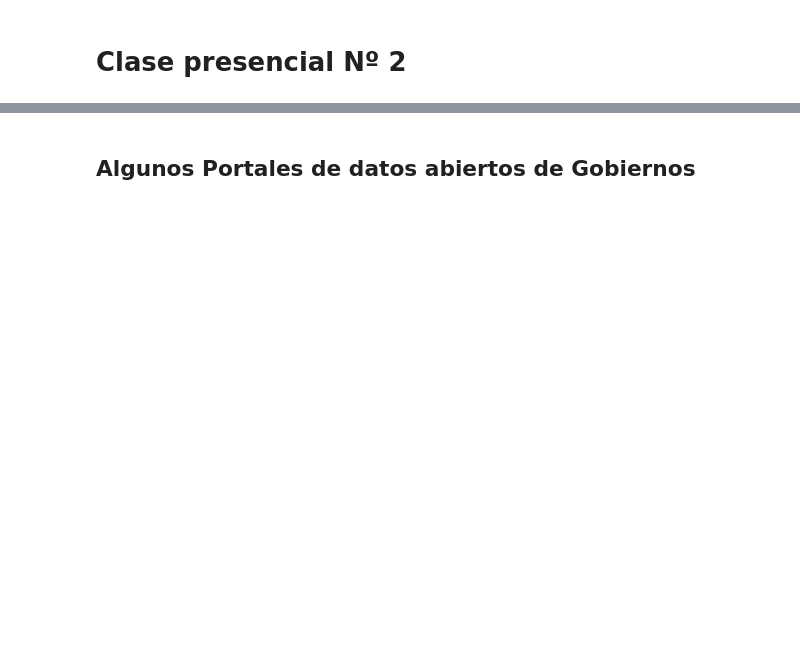
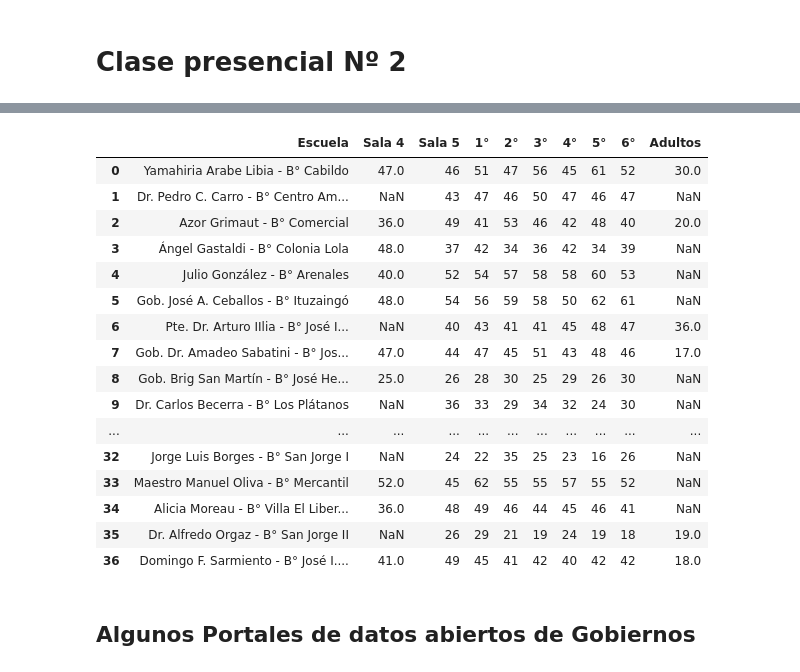
Before and after one commit to mgaitan/analisis_de_datos_isep, a Jupyter notebook: presenciales/clase2.ipynb, the cells around one changed output, grey strips where cells are left out. Saved outputs shown, nothing was run; the diff lists cells and outputs as text; code cells hidden in the pictures; blank space fills up the shorter version.

```diff
--- a/presenciales/clase2.ipynb
+++ b/presenciales/clase2.ipynb
@@ -2,0 +26,10 @@
+# %%
+import pandas as pd
+
+# en el csv, la primer fila está en blanco y la segunda son los header
+# podemos definir header=2  o saltar la fila en blanco `skiprows`
+# luego el encoding default (utf8) no funciona, entonces probamos con el estandar de windows
+# que es 'latin1'
+# por ultimo, el csv está separado por ;  en vez de comas.
+alumnos = pd.read_csv('https://gobiernoabierto.cordoba.gob.ar/media/datos/em_2016.csv', header=2, skipfooter=4, sep=';', encoding='latin1')
+alumnos.head()
@@ -3,3 +43,27 @@
+# %%
+# quitamos la ultima columna TOTAL
+alumnos = alumnos[alumnos.columns[:-1]]
+
+# alternativa equivalente es
+# alumnos.drop('TOTAL', axis=1, inplace=True)
+# %% [output]
+|  | Escuela | Sala 4 | Sala 5 | 1° | 2° | 3° | 4° | 5° | 6° | Adultos |
+| 0 | Yamahiria Arabe Libia - B° Cabildo | 47.0 | 46 | 51 | 47 | 56 | 45 | 61 | 52 | 30.0 |
+| 1 | Dr. Pedro C. Carro - B° Centro Am... | NaN | 43 | 47 | 46 | 50 | 47 | 46 | 47 | NaN |
+| 2 | Azor Grimaut - B° Comercial | 36.0 | 49 | 41 | 53 | 46 | 42 | 48 | 40 | 20.0 |
+| 3 | Ángel Gastaldi - B° Colonia Lola | 48.0 | 37 | 42 | 34 | 36 | 42 | 34 | 39 | NaN |
+| 4 | Julio González - B° Arenales | 40.0 | 52 | 54 | 57 | 58 | 58 | 60 | 53 | NaN |
+| 5 | Gob. José A. Ceballos - B° Ituzaingó | 48.0 | 54 | 56 | 59 | 58 | 50 | 62 | 61 | NaN |
+| 6 | Pte. Dr. Arturo IIlia - B° José I... | NaN | 40 | 43 | 41 | 41 | 45 | 48 | 47 | 36.0 |
+| 7 | Gob. Dr. Amadeo Sabatini - B° Jos... | 47.0 | 44 | 47 | 45 | 51 | 43 | 48 | 46 | 17.0 |
+| 8 | Gob. Brig San Martín - B° José He... | 25.0 | 26 | 28 | 30 | 25 | 29 | 26 | 30 | NaN |
+| 9 | Dr. Carlos Becerra - B° Los Plátanos | NaN | 36 | 33 | 29 | 34 | 32 | 24 | 30 | NaN |
+| ... | ... | ... | ... | ... | ... | ... | ... | ... | ... | ... |
+| 32 | Jorge Luis Borges - B° San Jorge I | NaN | 24 | 22 | 35 | 25 | 23 | 16 | 26 | NaN |
+| 33 | Maestro Manuel Oliva - B° Mercantil | 52.0 | 45 | 62 | 55 | 55 | 57 | 55 | 52 | NaN |
+| 34 | Alicia Moreau - B° Villa El Liber... | 36.0 | 48 | 49 | 46 | 44 | 45 | 46 | 41 | NaN |
+| 35 | Dr. Alfredo Orgaz - B° San Jorge II | NaN | 26 | 29 | 21 | 19 | 24 | 19 | 18 | 19.0 |
+| 36 | Domingo F. Sarmiento - B° José I.... | 41.0 | 49 | 45 | 41 | 42 | 40 | 42 | 42 | 18.0 |
 # %% [markdown]
 
 
```
Also changed, not shown: parts of 56 cells of this notebook.
